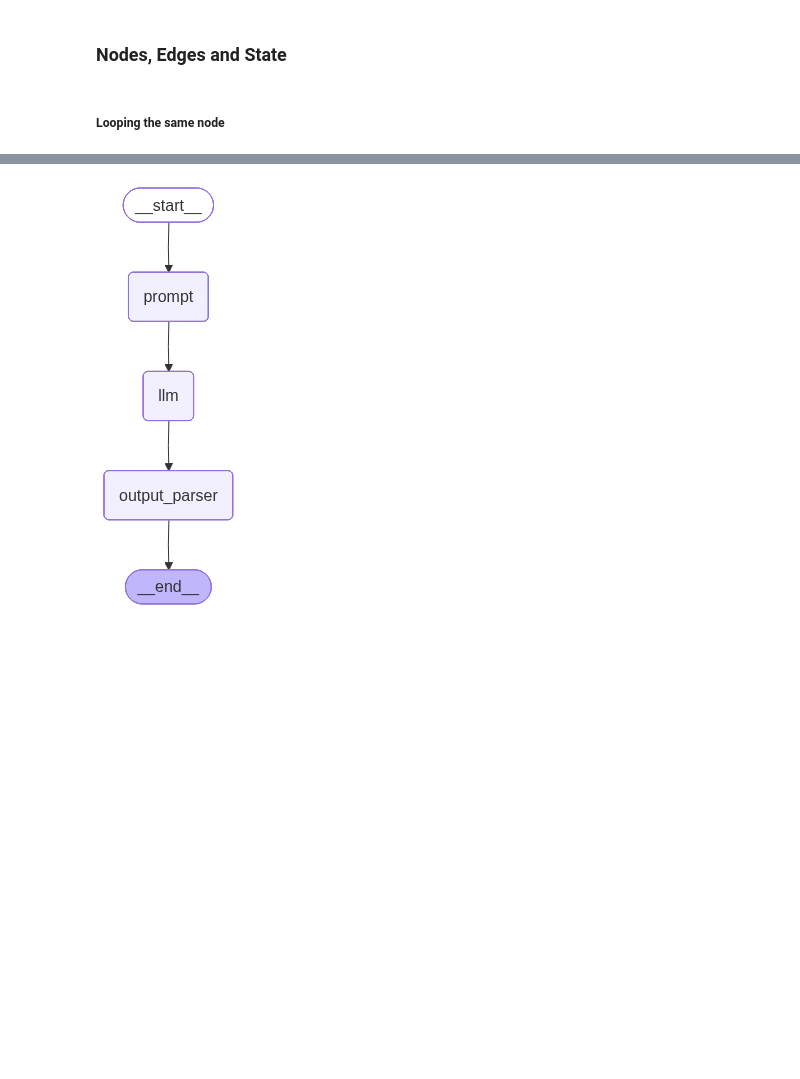
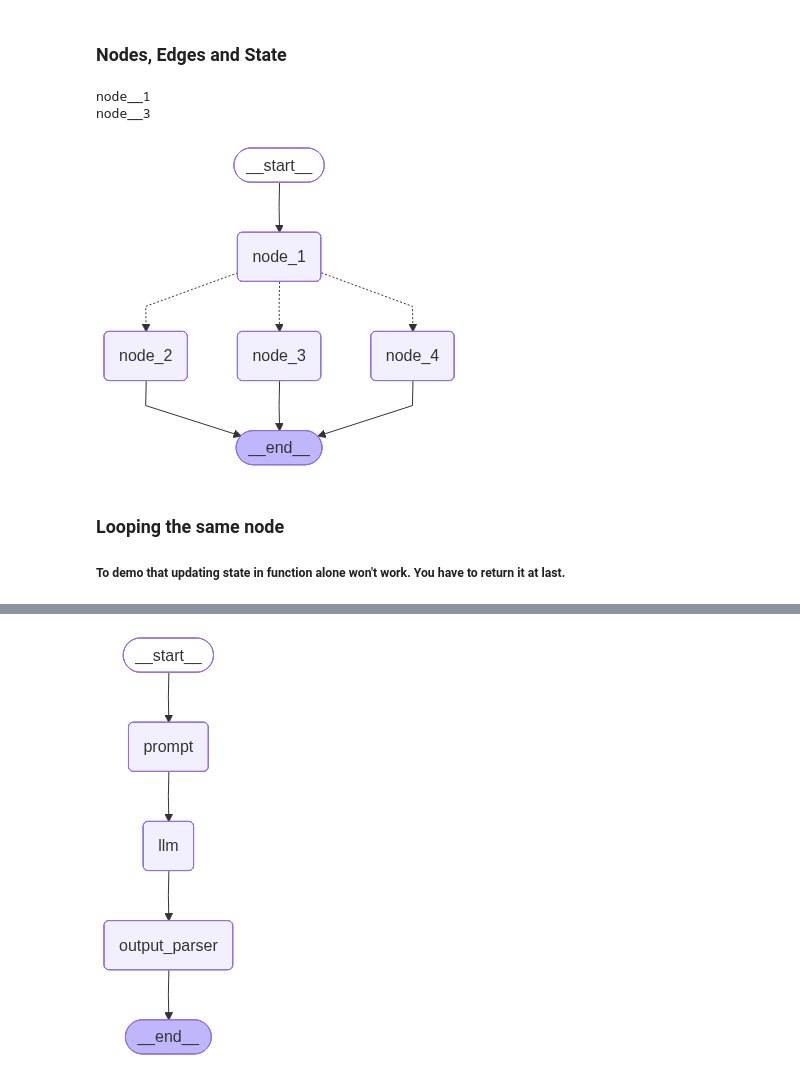
Before and after one commit to Praveenkj/youtube_langgraph_learnwithme, a Jupyter notebook: 1_basics.ipynb, the cells around one changed output, grey strips where cells are left out. Cells and saved outputs as stored; diff of their text form; code cells hidden in the pictures; blank space fills up the shorter version.

```diff
--- a/1_basics.ipynb
+++ b/1_basics.ipynb
@@ -60,35 +60,43 @@ def decide_mood(state) -> Literal["node_2", "node_3", "node_4"]:
     ran = random.random()
     if ran < 0.3:
         return "node_2"
     if ran < 0.6:
         return "node_3"
     if ran < 1:
         return "node_4"
 
 
 # Build graph
 builder = StateGraph(State)
 builder.add_node("node_1", node_1)
 builder.add_node("node_2", node_2)
 builder.add_node("node_3", node_3)
 builder.add_node("node_4", node_4)
 
+def end_func(state):
+    return END
+
 
 # Logic
 builder.add_edge(START, "node_1")
 builder.add_conditional_edges("node_1", decide_mood)
 builder.add_edge("node_2", END)
 builder.add_edge("node_3", END)
 builder.add_edge("node_4", END)
 
 graph = builder.compile()
 
 graph.invoke({"graph_state": "Hi, I am Praveen. "})
 
 from IPython.display import display,Image
 display(Image(graph.get_graph().draw_mermaid_png()))
+# %% [output]
+node__1
+node__3
+[figure, added]
 # %% [markdown]
-##### Looping the same node
+### Looping the same node
+##### To demo that updating state in function alone won't work. You have to return it at last.
 # %%
 from typing import TypedDict
 from langgraph.graph import StateGraph, START, END
```
Also changed, not shown: parts of 10 cells of this notebook, 1 other file.
